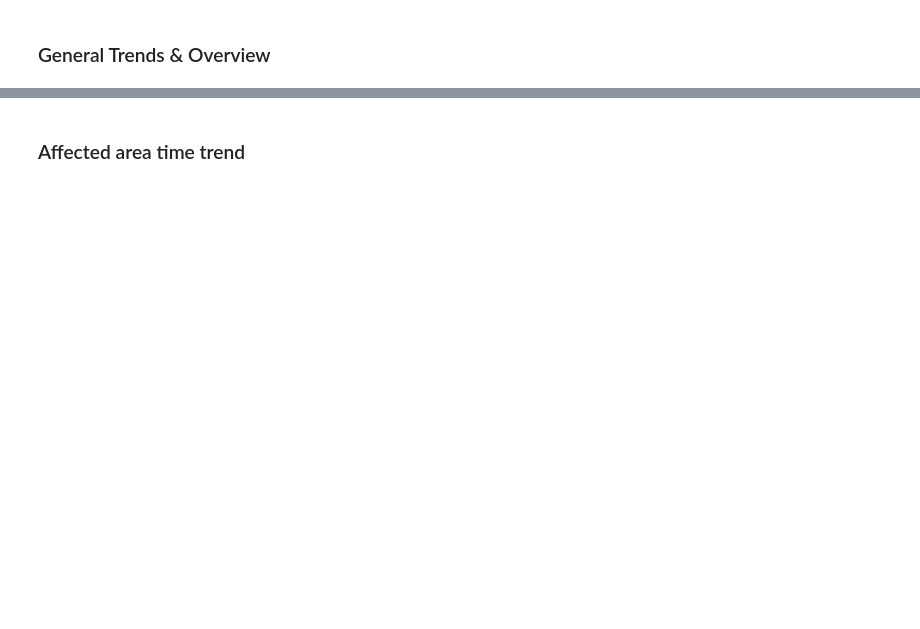
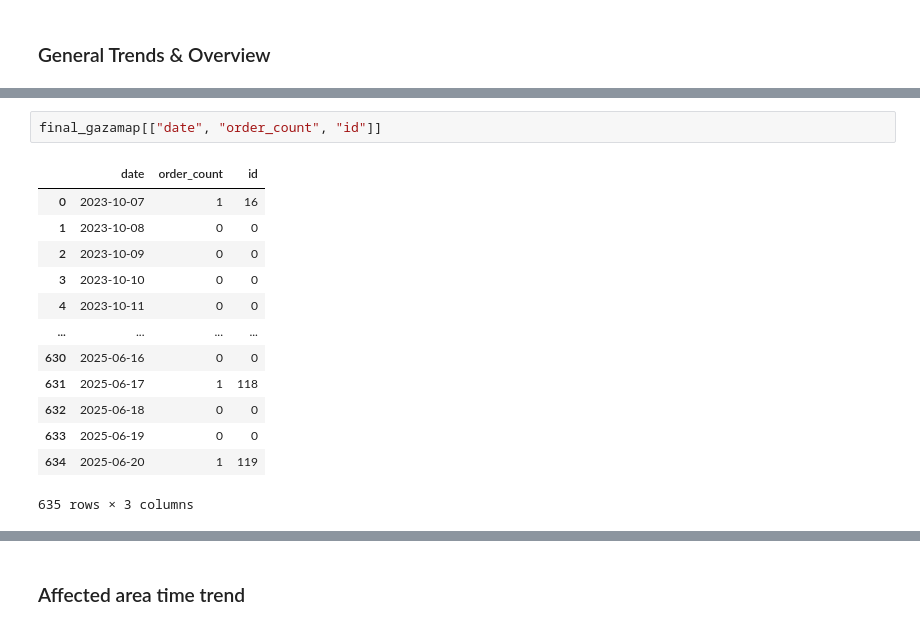
Before and after one commit to MIT-Emerging-Talent/ET6-CDSP-group-03-repo, a Jupyter notebook: 3_data_exploration/notebooks/displacement_orders_EDA.ipynb, the cells around one changed output, grey strips where cells are left out. Drawn from its saved outputs; the diff is of its cells as text; blank space fills up the shorter version.

```diff
--- a/3_data_exploration/notebooks/displacement_orders_EDA.ipynb
+++ b/3_data_exploration/notebooks/displacement_orders_EDA.ipynb
@@ -58 +92,17 @@ dates = [
+# %%
+final_gazamap[["date", "order_count", "id"]]
+# %% [output]
+|  | date | order_count | id |
+| 0 | 2023-10-07 | 1 | 16 |
+| 1 | 2023-10-08 | 0 | 0 |
+| 2 | 2023-10-09 | 0 | 0 |
+| 3 | 2023-10-10 | 0 | 0 |
+| 4 | 2023-10-11 | 0 | 0 |
+| ... | ... | ... | ... |
+| 630 | 2025-06-16 | 0 | 0 |
+| 631 | 2025-06-17 | 1 | 118 |
+| 632 | 2025-06-18 | 0 | 0 |
+| 633 | 2025-06-19 | 0 | 0 |
+| 634 | 2025-06-20 | 1 | 119 |
+635 rows × 3 columns
 # %%
```
Also changed, not shown: parts of 33 cells of this notebook.
